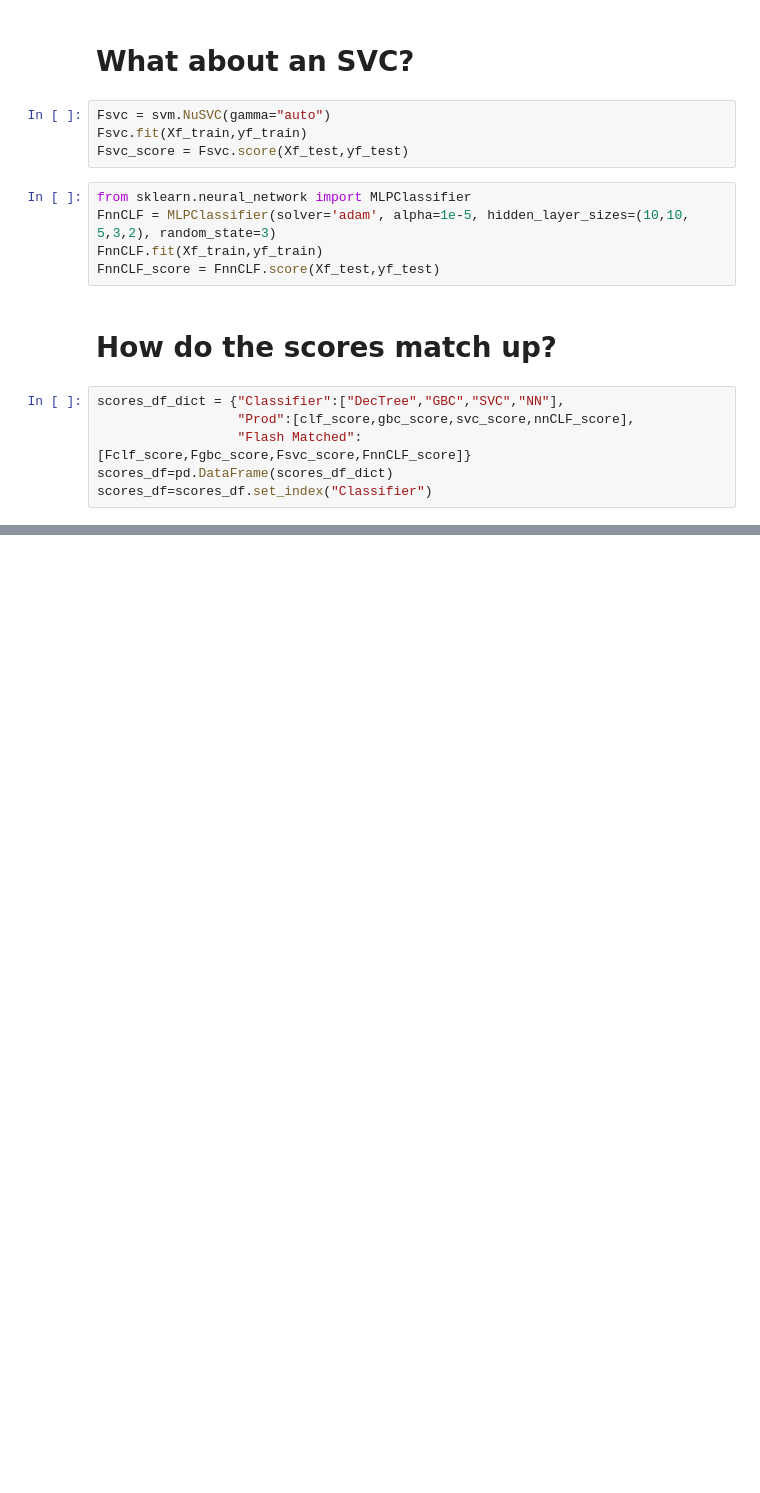
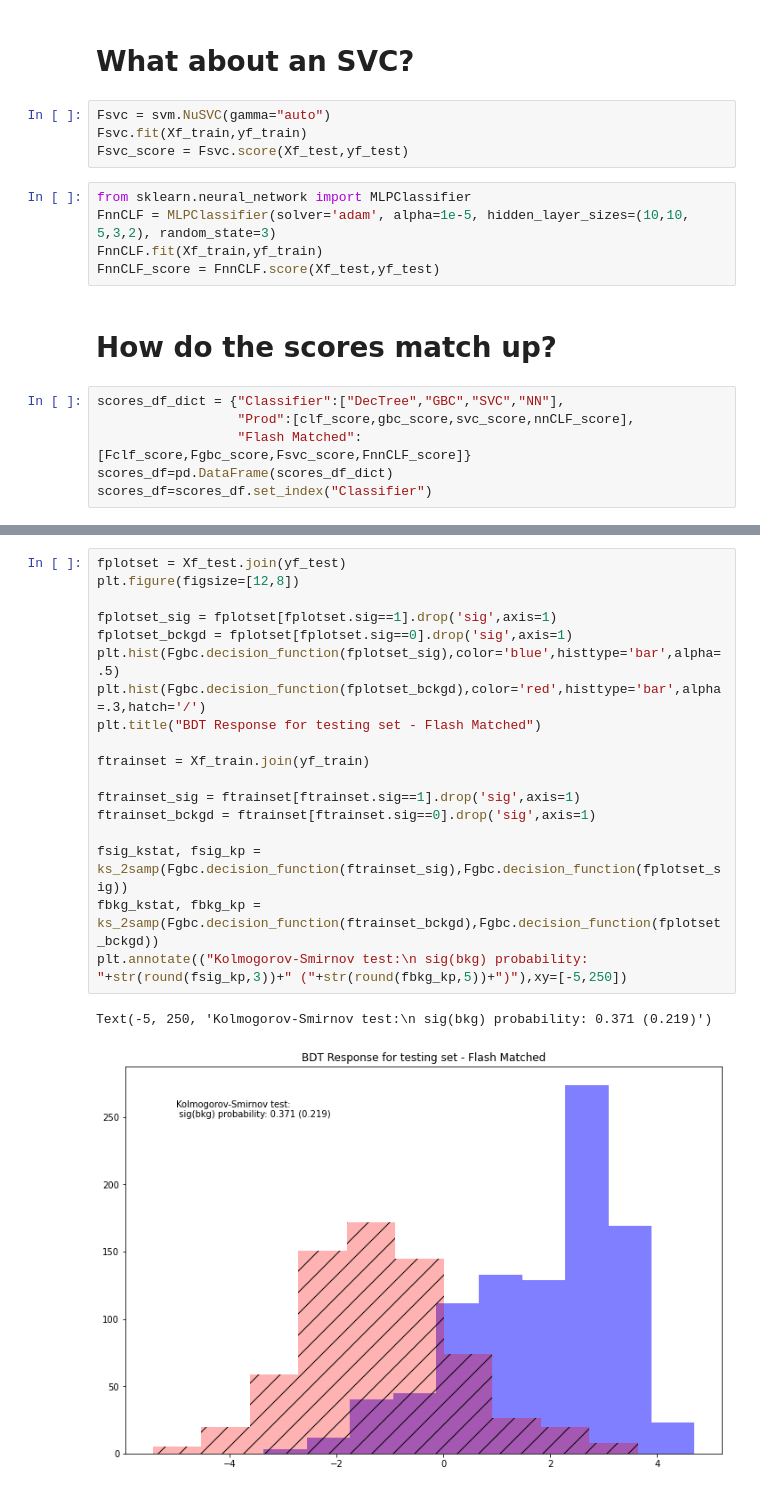
Before and after one commit to kylemfspurgeon/PDK_ML, a Jupyter notebook: PDK_ML_Models.ipynb, the cells around one changed output, grey strips where cells are left out. Cells and saved outputs as stored; diff of their text form; blank space fills up the shorter version.

```diff
--- a/PDK_ML_Models.ipynb
+++ b/PDK_ML_Models.ipynb
@@ -429,0 +436,21 @@ Text(-0.06, flashPE, 'Flash Matched')
+# %%
+fplotset = Xf_test.join(yf_test)
+plt.figure(figsize=[12,8])
+
+fplotset_sig = fplotset[fplotset.sig==1].drop('sig',axis=1)
+fplotset_bckgd = fplotset[fplotset.sig==0].drop('sig',axis=1)
+plt.hist(Fgbc.decision_function(fplotset_sig),color='blue',histtype='bar',alpha=.5)
+plt.hist(Fgbc.decision_function(fplotset_bckgd),color='red',histtype='bar',alpha=.3,hatch='/')
+plt.title("BDT Response for testing set - Flash Matched")
+
+ftrainset = Xf_train.join(yf_train)
+
+ftrainset_sig = ftrainset[ftrainset.sig==1].drop('sig',axis=1)
+ftrainset_bckgd = ftrainset[ftrainset.sig==0].drop('sig',axis=1)
+
+fsig_kstat, fsig_kp = ks_2samp(Fgbc.decision_function(ftrainset_sig),Fgbc.decision_function(fplotset_sig))
+fbkg_kstat, fbkg_kp = ks_2samp(Fgbc.decision_function(ftrainset_bckgd),Fgbc.decision_function(fplotset_bckgd))
+plt.annotate(("Kolmogorov-Smirnov test:\n sig(bkg) probability: "+str(round(fsig_kp,3))+" ("+str(round(fbkg_kp,5))+")"),xy=[-5,250])
+# %% [output]
+Text(-5, 250, 'Kolmogorov-Smirnov test:\n sig(bkg) probability: 0.371 (0.219)')
+[figure, added]
```
Also changed, not shown: parts of 41 cells of this notebook.
